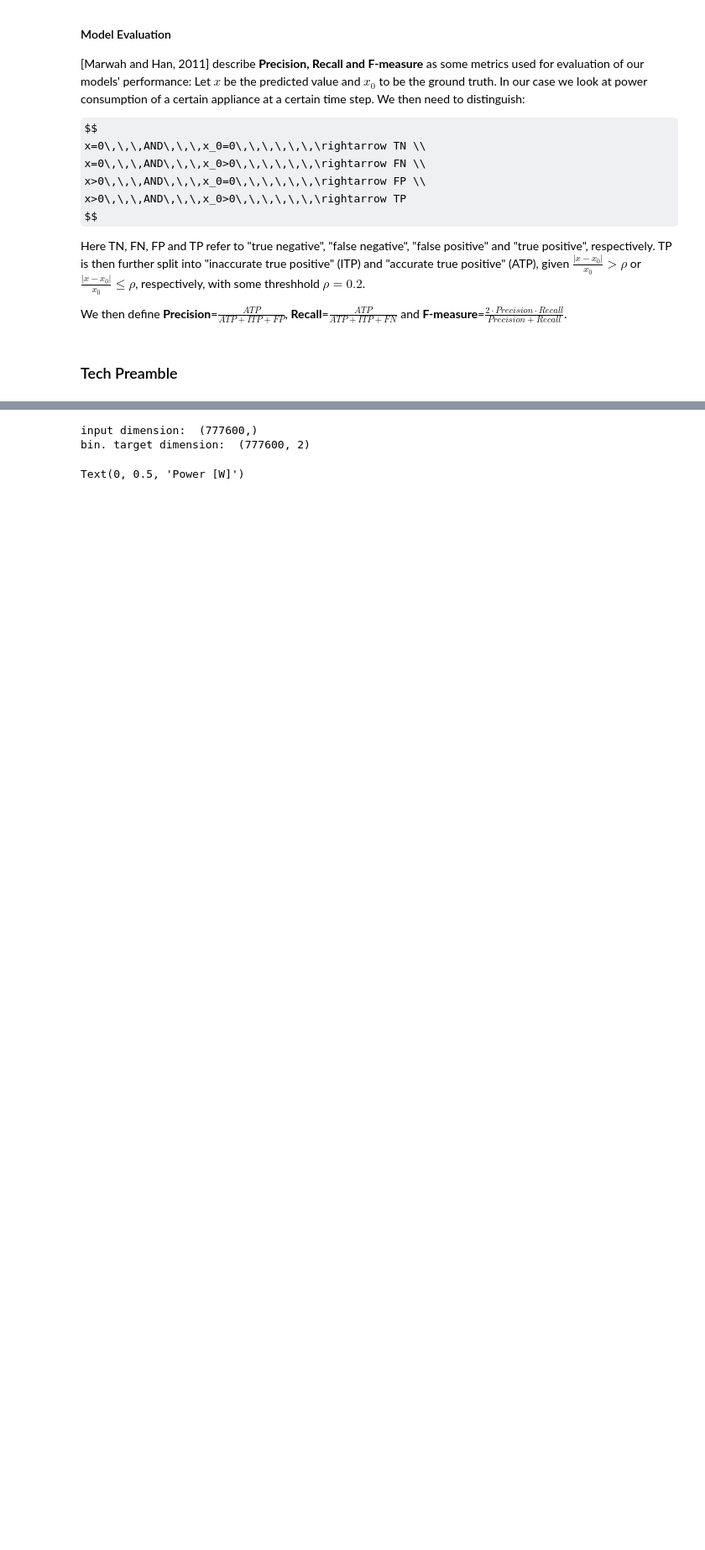
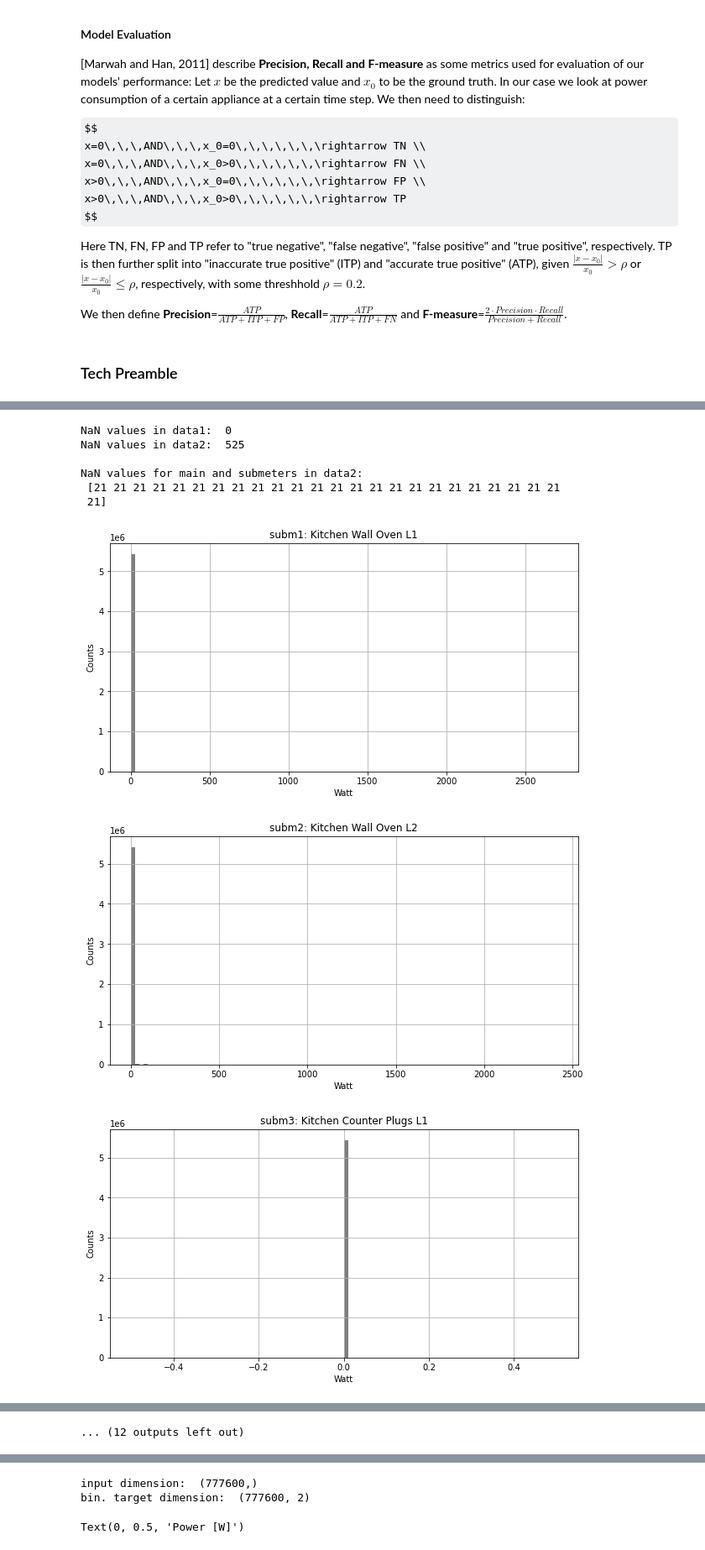
Before and after one commit to MarcoLandtHayen/NILM_NonIntrusiveLoadMonitoring, a Jupyter notebook: notebooks/02_NILM_RAEdataset_CNN.ipynb, the cells around one changed output, grey strips where cells are left out. Shown: that part at 84% size. Saved outputs shown, nothing was run; the diff lists cells and outputs as text; code cells hidden in the pictures; some formulas as TeX source; blank space fills up the shorter version.

```diff
--- a/notebooks/02_NILM_RAEdataset_CNN.ipynb
+++ b/notebooks/02_NILM_RAEdataset_CNN.ipynb
@@ -104,2 +99,16 @@ data = np.loadtxt(file, delimiter=",", skiprows=1, usecols=(2,3,4,5,6,7,8,9,10,1
+# %%
+## Read input files:
+
+# Have TWO continuous samples covering 9 (data1) and 63 days (data2), respectively.
+
+# Skip header and keep ALL columns: Unix timestamp, some interval total values,
+# total power consumption ('main') followed by 24 submeters ('sub1' .. 'sub24').
+
+# Define path to data folder:
+path_to_data = "../data"
+
+# Import data from csv files:
+data1 = np.genfromtxt(join(path_to_data,'house1_power_blk1.csv'), delimiter=',', skip_header=1)
+data2 = np.genfromtxt(join(path_to_data,'house1_power_blk2.csv'), delimiter=',', skip_header=1)
 # %%
 # Check dimensions:
@@ -110,0 +125,12 @@ data contains  9.0  days
+# %%
+# Check for NaN values in data (main and submeters, only):
+print("NaN values in data1: ",np.sum(np.isnan(data1[:,2:])))
+print("NaN values in data2: ",np.sum(np.isnan(data2[:,2:])))
+print("\nNaN values for main and submeters in data2: \n", np.sum(np.isnan(data2[:,2:]), axis=0)) # 21 sec missing data
+# %% [output]
+NaN values in data1:  0
+NaN values in data2:  525
+
+NaN values for main and submeters in data2:
+ [21 21 21 21 21 21 21 21 21 21 21 21 21 21 21 21 21 21 21 21 21 21 21 21
+ 21]
@@ -124,3 +153,22 @@ labels_long = ['Kitchen Wall Oven L1','Kitchen Wall Oven L2','Kitchen Counter Pl
                'Basement Blue Plugs (incl. Ent. TV/Amp/DVD/PVR)','Bathrooms (incl. 3 GFCI Plugs, 2 Lights, 1 Vent Fan, Chest Freezer)',
                'Rental Suite Sub-Panel L1','Rental Suite Sub-Panel L2','Misc. Plugs (incl. Dining Room, Gas Cooktop, Microwave)',
                'Home Office (incl. Telco/Cable/Net/Security Equip.)']
+# %%
+## Check of appliances' power consumption in second sample, covering 63 days:
+
+# Loop over submeters:
+for i in range(len(labels_long)):
+
+    # Plot histogram for i-th submeter
+    nBins = 100
+    fig, axes = plt.subplots(1, 1, figsize=(10,5))
+    axes.hist(data2[:,3+i], nBins, color="black", alpha=0.5)
+    axes.grid()
+    axes.set_xlabel("Watt")
+    axes.set_ylabel("Counts")
+    axes.set_title("subm" + str(i+1) + ": " + labels_long[i])
+    plt.show()
+# %% [output]
+[figure, added]
+[figure, added]
+[figure, added]
@@ -127 +184,2 @@ labels_long = ['Kitchen Wall Oven L1','Kitchen Wall Oven L2','Kitchen Counter Pl
+... (12 outputs left out)
 # %%
```
Also changed, not shown: parts of 21 cells of this notebook.
